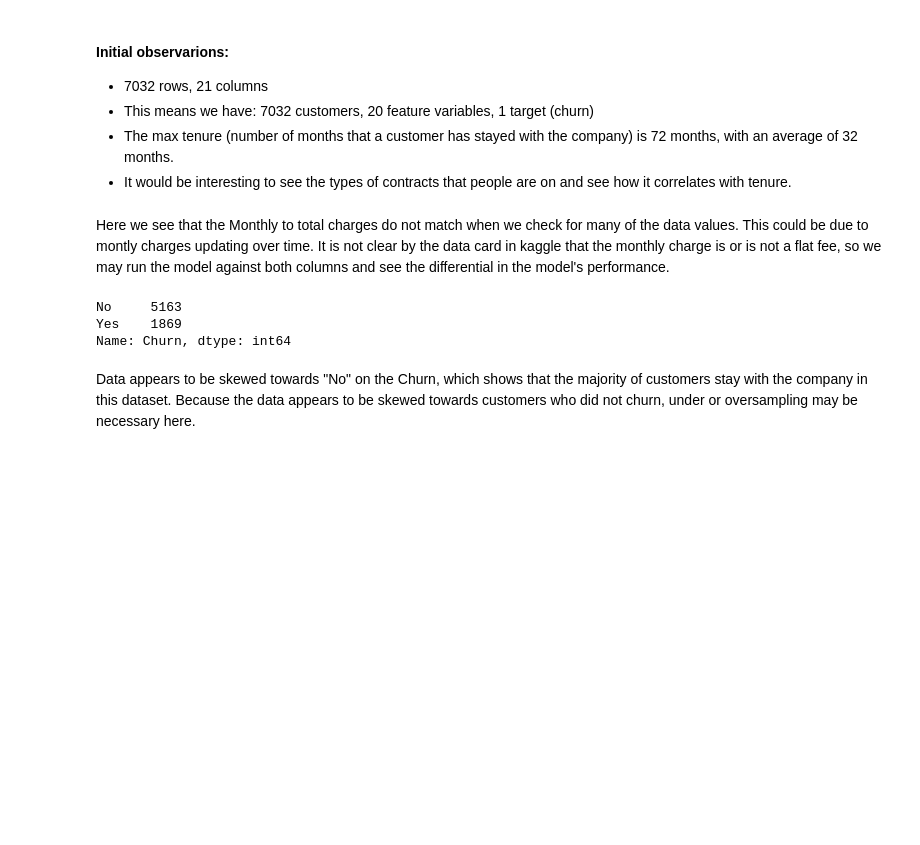
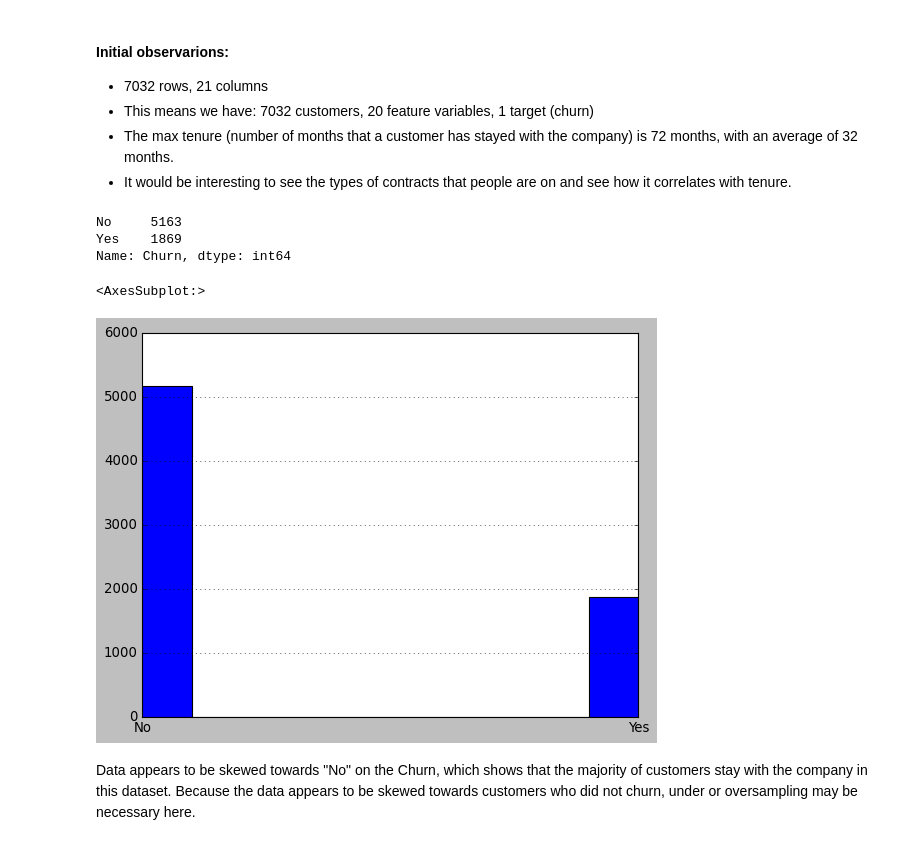
Before and after one commit to andrewkoji/Phase_3_Project, a Jupyter notebook: final_notebook.ipynb, the cells around one changed output. Cells and saved outputs as stored; diff of their text form; code cells hidden in the pictures; blank space fills up the shorter version.

```diff
--- a/final_notebook.ipynb
+++ b/final_notebook.ipynb
@@ -294,14 +321,17 @@ After filtering the dataset, it appears we only lost 9 customers which won't hav
 - This means we have: 7032 customers, 20 feature variables, 1 target (churn)
 - The max tenure (number of months that a customer has stayed with the company) is 72 months, with an average of 32 months.
 - It would be interesting to see the types of contracts that people are on and see how it correlates with tenure.
-# %% [markdown]
-Here we see that the Monthly to total charges do not match when we check for many of the data values. This could be due to montly charges updating over time. It is not clear by the data card in kaggle that the monthly charge is or is not a flat fee, so we may run the model against both columns and see the differential in the model's performance.
 # %%
 df['Churn'].value_counts()
 # %% [output]
 No     5163
 Yes    1869
 Name: Churn, dtype: int64
+# %%
+df['Churn'].hist()
+# %% [output]
+<AxesSubplot:>
+[figure, added]
 # %% [markdown]
 Data appears to be skewed towards "No" on the Churn, which shows that the majority of customers stay with the company in this dataset. Because the data appears to be skewed towards customers who did not churn, under or oversampling may be necessary here.
 # %% [markdown]
```
Also changed, not shown: parts of 21 cells of this notebook, 18 other files.
